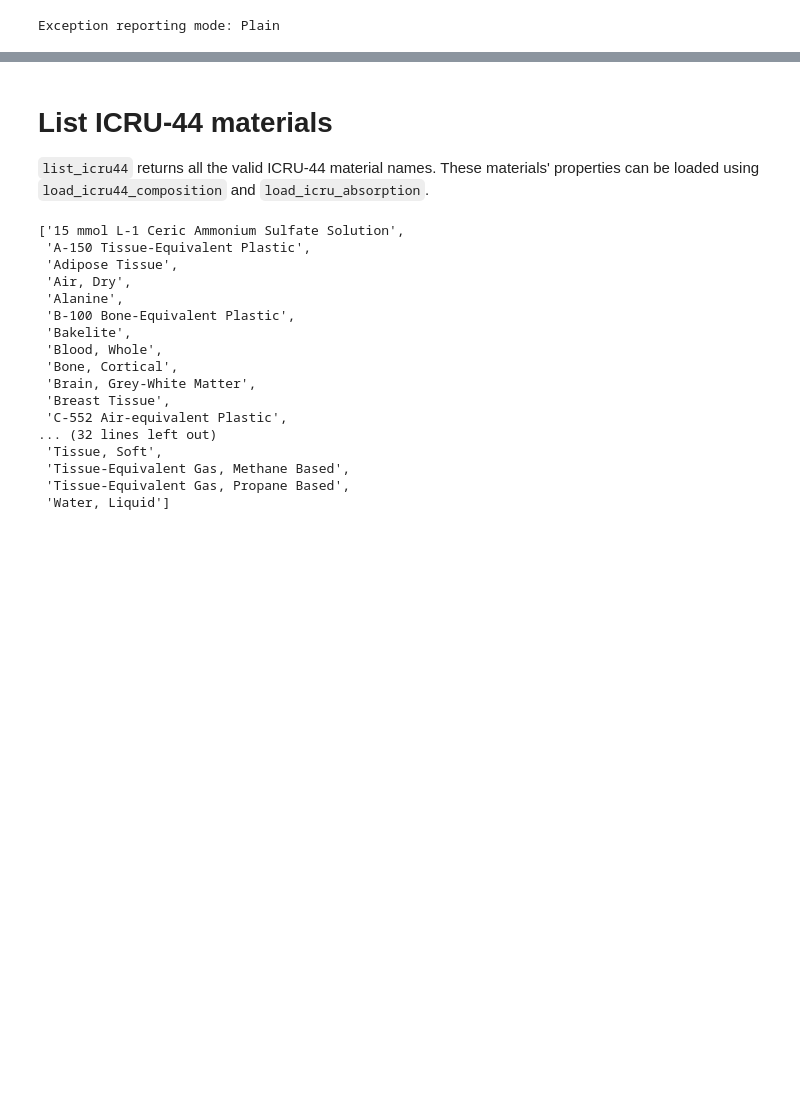
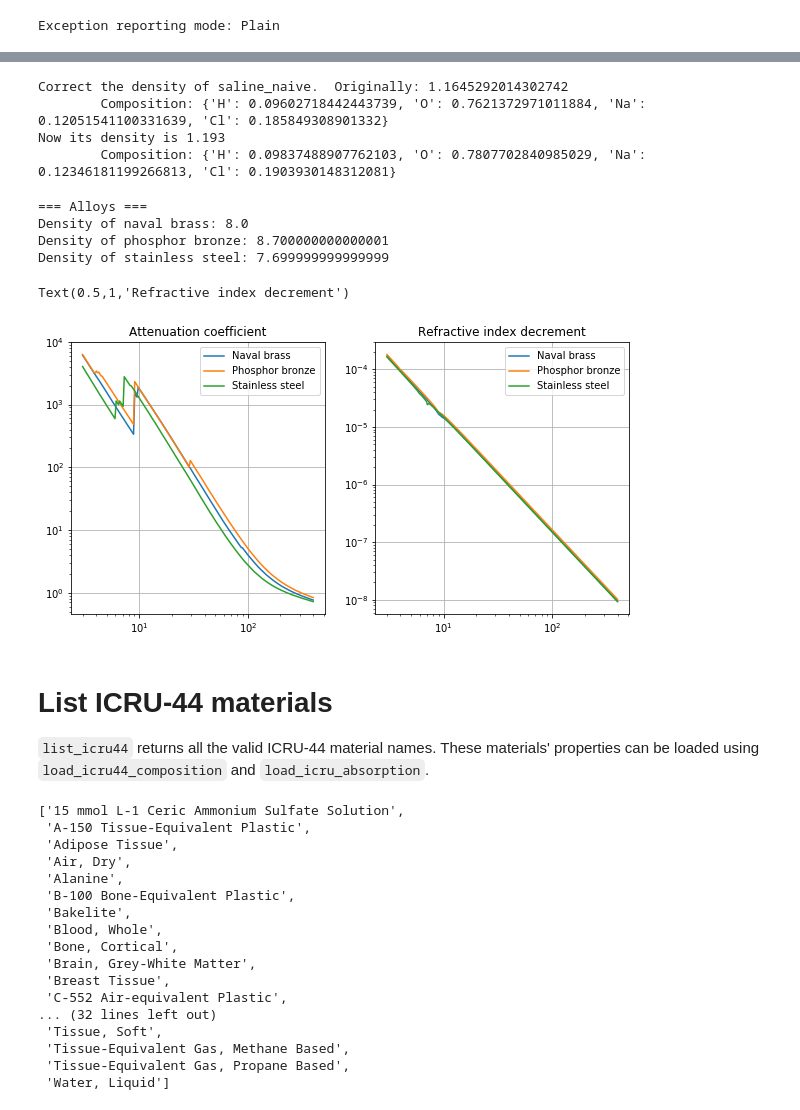
Before and after one commit to HesselinkGroup/xraymaterials, a Jupyter notebook: Example.ipynb, the cells around one changed output, grey strips where cells are left out. Drawn from its saved outputs; the diff is of its cells as text; code cells hidden in the pictures; blank space fills up the shorter version.

```diff
--- a/Example.ipynb
+++ b/Example.ipynb
@@ -48,3 +176,71 @@ Text(0.5,1,'ICRU water')
+# %%
+# As a convenience we can adjust the density of a Material in place.
+
+saline_naive = Material.add_by_mass(water, 1.0, salt, 0.357)
+print("Correct the density of saline_naive.  Originally:", saline_naive.density)
+print("\tComposition:", str(saline_naive))
+saline_naive.density = 1.193
+print("Now its density is", saline_naive.density)
+print("\tComposition:", str(saline_naive))
+# %% [output]
+Correct the density of saline_naive.  Originally: 1.1645292014302742
+        Composition: {'H': 0.09602718442443739, 'O': 0.7621372971011884, 'Na': 0.12051541100331639, 'Cl': 0.185849308901332}
+Now its density is 1.193
+        Composition: {'H': 0.09837488907762103, 'O': 0.7807702840985029, 'Na': 0.12346181199266813, 'Cl': 0.1903930148312081}
+# %%
+# Example: Brass, bronze, stainless steel
+# I think alloys conserve volume pretty well but I'm not sure.
+
+copper = Material.from_element("Cu")
+zinc = Material.from_element("Zn")
+tin = Material.from_element("Sn")
+phosphorus = Material.from_element("P")
+nickel = Material.from_element("Ni")
+chromium = Material.from_element("Cr")
+carbon = Material.from_element("C")
+iron = Material.from_element("Fe")
+lead = Material.from_element("Pb")
+silicon = Material.from_element("Si")
+manganese = Material.from_element("Mn")
+
+# https://www.makeitfrom.com/material-properties/As-Forged-and-Air-Cooled-M10-C46400-Brass
+naval_brass = Material.sum_by_mass([lead, tin, zinc, copper], [0.5, 0.5, 38, 61], final_density_g_cc=8.0)
+
+# https://www.makeitfrom.com/material-properties/EN-CC481K-CuSn11P-C-Phosphor-Bronze
+phosphor_bronze = Material.sum_by_mass([tin, phosphorus, copper], [11.0, 1.0, 88.0], final_density_g_cc=8.7)
+
+# https://www.makeitfrom.com/material-properties/Half-Hard-201-Stainless-Steel
+stainless_steel = Material.sum_by_mass([silicon, nickel, manganese, chromium, iron], [0.5, 4.5, 6.5, 17, 71.5], final_density_g_cc=7.7)
+
+print("\n=== Alloys ===")
+print("Density of naval brass:", naval_brass.density)
+print("Density of phosphor bronze:", phosphor_bronze.density)
+print("Density of stainless steel:", stainless_steel.density)
+
+plt.figure(figsize=(10,5))
+plt.subplot(121)
+plt.loglog(energy_keV, naval_brass.mu(energy_keV), 'C0-', label='Naval brass')
+plt.plot(energy_keV, phosphor_bronze.mu(energy_keV), 'C1-', label='Phosphor bronze')
+plt.plot(energy_keV, stainless_steel.mu(energy_keV), 'C2-', label='Stainless steel')
+# plt.plot(energy_keV, tin.mu(energy_keV), 'C3-', label='Tin')
+plt.grid()
+plt.legend(loc='best')
+plt.title('Attenuation coefficient')
+
+plt.subplot(122)
+plt.loglog(energy_keV, naval_brass.delta(energy_keV), 'C0-', label='Naval brass')
+plt.plot(energy_keV, phosphor_bronze.delta(energy_keV), 'C1-', label='Phosphor bronze')
+plt.plot(energy_keV, stainless_steel.delta(energy_keV), 'C2-', label='Stainless steel')
+plt.grid()
+plt.legend(loc='best')
+plt.title('Refractive index decrement')
+# %% [output]
+=== Alloys ===
+Density of naval brass: 8.0
+Density of phosphor bronze: 8.700000000000001
+Density of stainless steel: 7.699999999999999
+Text(0.5,1,'Refractive index decrement')
+[figure, added]
 # %% [markdown]
 # List ICRU-44 materials
 
```
Also changed, not shown: parts of 17 cells of this notebook.
